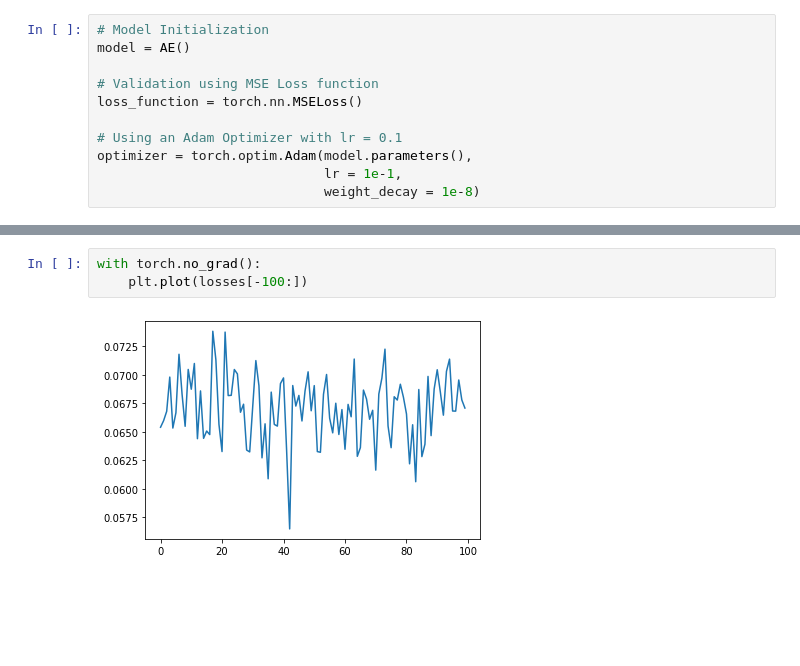
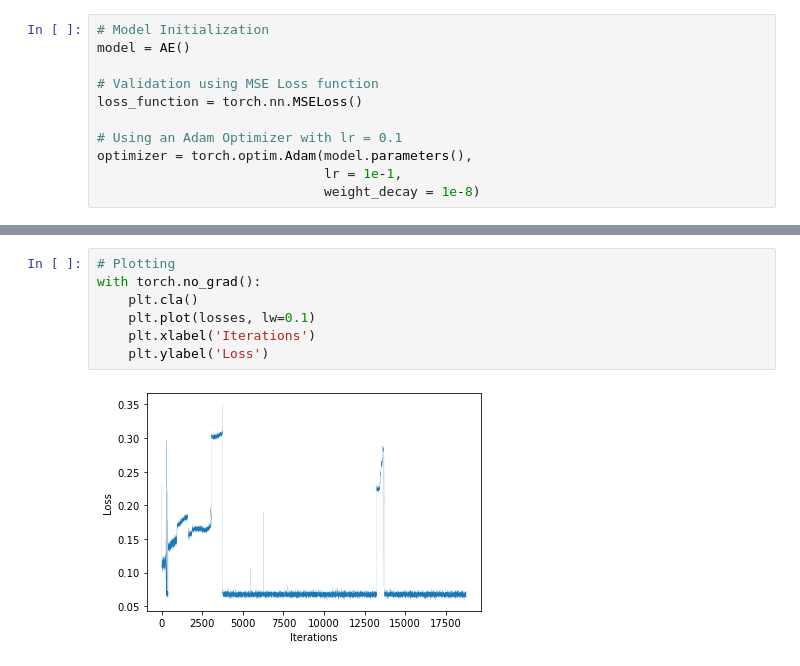
Before and after one commit to abauville/Notes_autoencoders, a Jupyter notebook: 00_MNIST_PyTorch.ipynb, the cells around one changed output, grey strips where cells are left out. Cells and saved outputs as stored; diff of their text form; blank space fills up the shorter version.

```diff
--- a/00_MNIST_PyTorch.ipynb
+++ b/00_MNIST_PyTorch.ipynb
@@ -124,7 +114,11 @@ RuntimeError: mat1 and mat2 shapes cannot be multiplied (32x64 and 128x64)
-# %%
-with torch.no_grad():
-    plt.plot(losses[-100:])
-# %% [output]
-[figure, removed]
+# %%
+# Plotting
+with torch.no_grad():
+    plt.cla()
+    plt.plot(losses, lw=0.1)
+    plt.xlabel('Iterations')
+    plt.ylabel('Loss')
+# %% [output]
+[figure, added]
 # %%
 with torch.no_grad():
```
Also changed, not shown: parts of 5 cells of this notebook, 1 other file.
